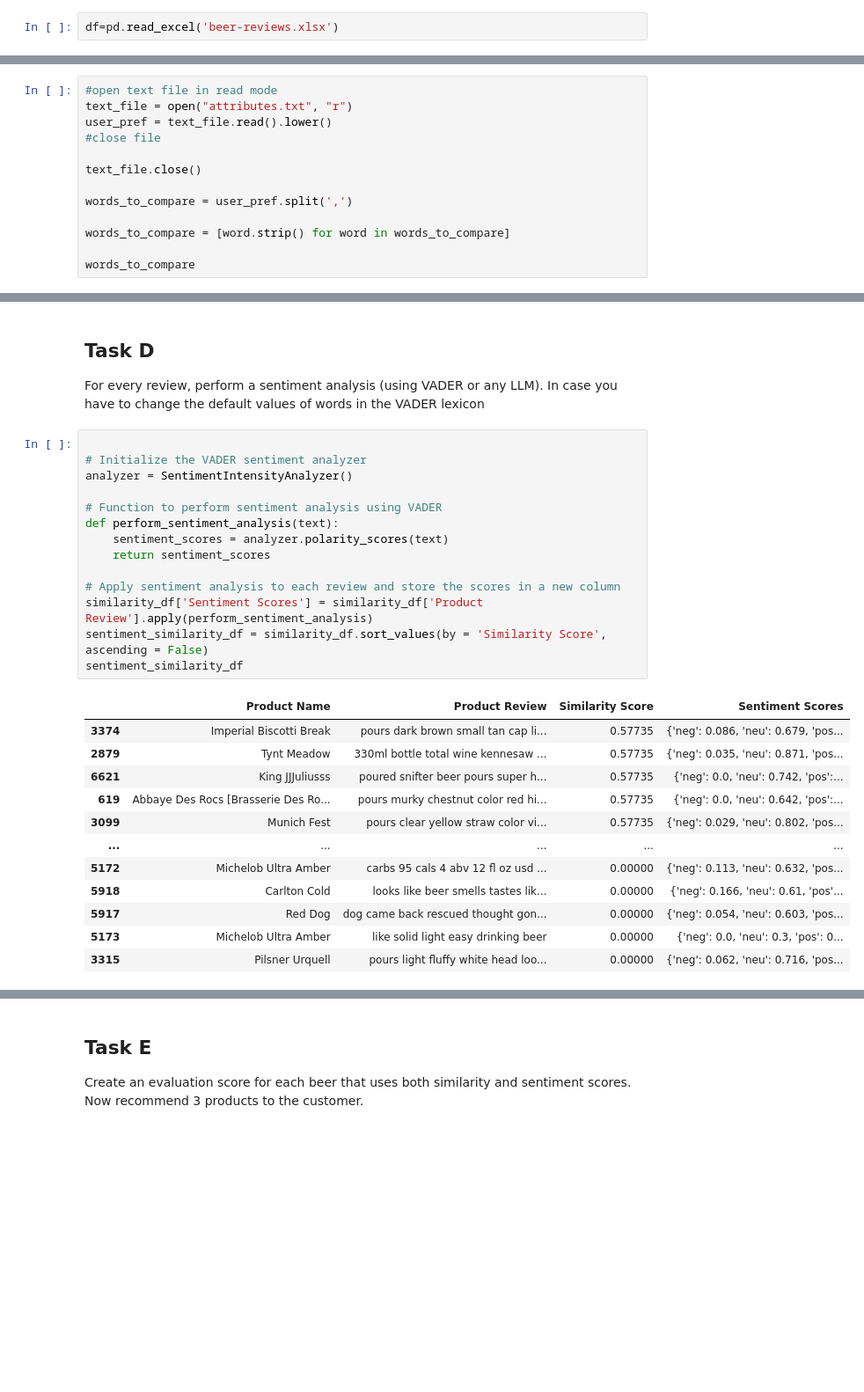
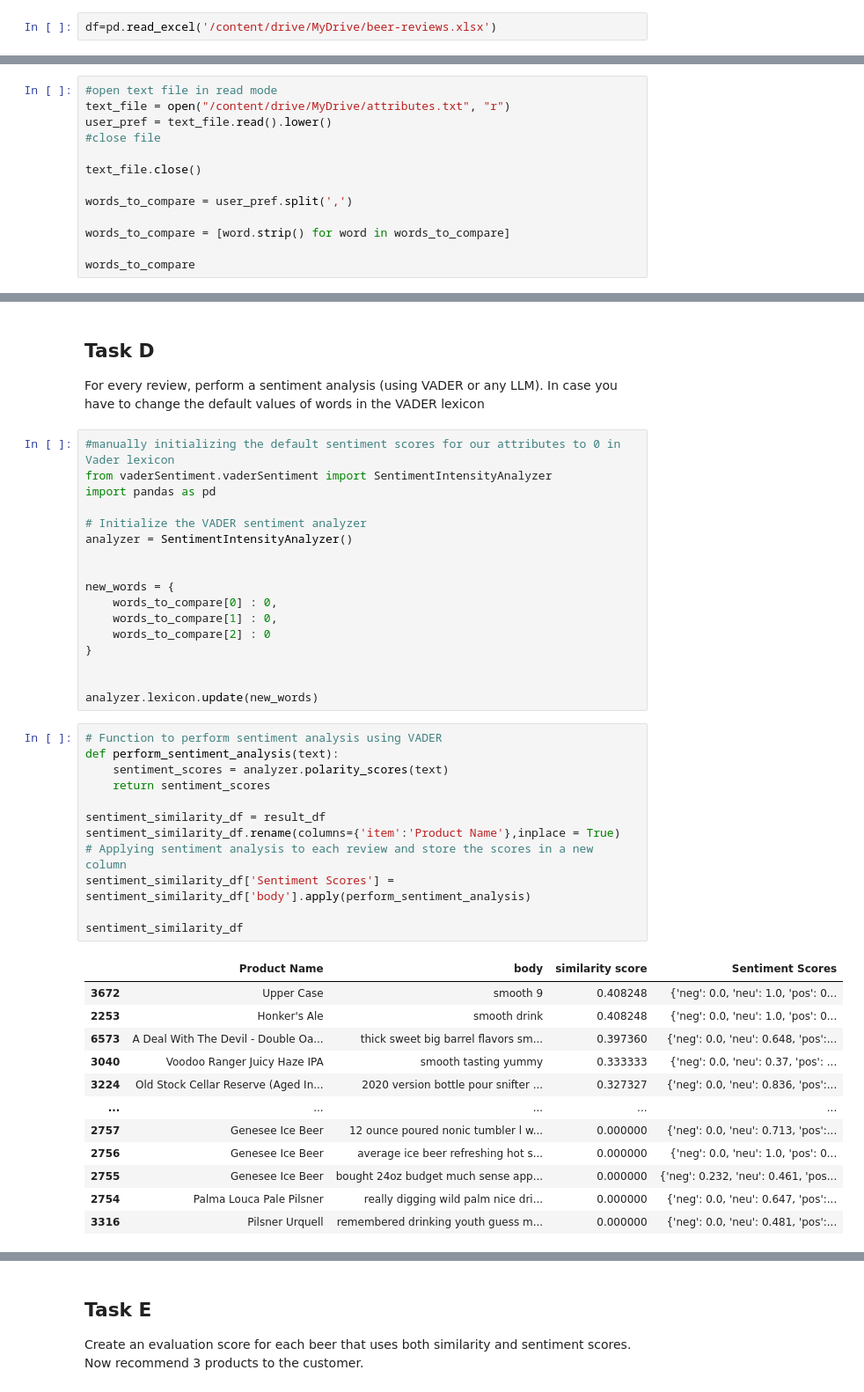
Before and after one commit to saiyam-shah/beer-recommender-system, a Jupyter notebook: Beer_recommender_system.ipynb, the cells around one changed output, grey strips where cells are left out. Shown: that part at 88% size. Cells and saved outputs as stored; diff of their text form; blank space fills up the shorter version.

```diff
--- a/Beer_recommender_system.ipynb
+++ b/Beer_recommender_system.ipynb
@@ -100,2 +93,2 @@ sns.set(color_codes = True)
 # %%
-df=pd.read_excel('beer-reviews.xlsx')
+df=pd.read_excel('/content/drive/MyDrive/beer-reviews.xlsx')
@@ -206,7 +209,7 @@ Perform a similarity analysis using cosine similarity (without word embeddings)
 The similarity script should accept as input a file with the product attributes, and calculate similarity scores (between 0 and 1) between these attributes and each review. That is, the output file should have 3 columns – product_name (for each product, the product_name will repeat as many times as there are reviews of the product), product_review and similarity_score.
 # %%
 #open text file in read mode
-text_file = open("attributes.txt", "r")
+text_file = open("/content/drive/MyDrive/attributes.txt", "r")
 user_pref = text_file.read().lower()
 #close file
 
@@ -269,30 +288,45 @@ plt.show()
 ## Task D
 
 For every review, perform a sentiment analysis (using VADER or any LLM). In case you have to change the default values of words in the VADER lexicon
+# %%
+#manually initializing the default sentiment scores for our attributes to 0 in Vader lexicon
+from vaderSentiment.vaderSentiment import SentimentIntensityAnalyzer
+import pandas as pd
+
+# Initialize the VADER sentiment analyzer
+analyzer = SentimentIntensityAnalyzer()
+
+
+new_words = {
+    words_to_compare[0] : 0,
+    words_to_compare[1] : 0,
+    words_to_compare[2] : 0
+}
+
+
+analyzer.lexicon.update(new_words)
 # %%
-
-# Initialize the VADER sentiment analyzer
-analyzer = SentimentIntensityAnalyzer()
-
 # Function to perform sentiment analysis using VADER
 def perform_sentiment_analysis(text):
     sentiment_scores = analyzer.polarity_scores(text)
     return sentiment_scores
 
-# Apply sentiment analysis to each review and store the scores in a new column
-similarity_df['Sentiment Scores'] = similarity_df['Product Review'].apply(perform_sentiment_analysis)
-sentiment_similarity_df = similarity_df.sort_values(by = 'Similarity Score', ascending = False)
+sentiment_similarity_df = result_df
+sentiment_similarity_df.rename(columns={'item':'Product Name'},inplace = True)
+# Applying sentiment analysis to each review and store the scores in a new column
+sentiment_similarity_df['Sentiment Scores'] = sentiment_similarity_df['body'].apply(perform_sentiment_analysis)
+
 sentiment_similarity_df
 # %% [output]
-|  | Product Name | Product Review | Similarity Score | Sentiment Scores |
-| 3374 | Imperial Biscotti Break | pours dark brown small tan cap li... | 0.57735 | {'neg': 0.086, 'neu': 0.679, 'pos... |
-| 2879 | Tynt Meadow | 330ml bottle total wine kennesaw ... | 0.57735 | {'neg': 0.035, 'neu': 0.871, 'pos... |
-| 6621 | King JJJuliusss | poured snifter beer pours super h... | 0.57735 | {'neg': 0.0, 'neu': 0.742, 'pos':... |
-| 619 | Abbaye Des Rocs [Brasserie Des Ro... | pours murky chestnut color red hi... | 0.57735 | {'neg': 0.0, 'neu': 0.642, 'pos':... |
-| 3099 | Munich Fest | pours clear yellow straw color vi... | 0.57735 | {'neg': 0.029, 'neu': 0.802, 'pos... |
+|  | Product Name | body | similarity score | Sentiment Scores |
+| 3672 | Upper Case | smooth 9 | 0.408248 | {'neg': 0.0, 'neu': 1.0, 'pos': 0... |
+| 2253 | Honker's Ale | smooth drink | 0.408248 | {'neg': 0.0, 'neu': 1.0, 'pos': 0... |
+| 6573 | A Deal With The Devil - Double Oa... | thick sweet big barrel flavors sm... | 0.397360 | {'neg': 0.0, 'neu': 0.648, 'pos':... |
+| 3040 | Voodoo Ranger Juicy Haze IPA | smooth tasting yummy | 0.333333 | {'neg': 0.0, 'neu': 0.37, 'pos': ... |
+| 3224 | Old Stock Cellar Reserve (Aged In... | 2020 version bottle pour snifter ... | 0.327327 | {'neg': 0.0, 'neu': 0.836, 'pos':... |
 | ... | ... | ... | ... | ... |
-| 5172 | Michelob Ultra Amber | carbs 95 cals 4 abv 12 fl oz usd ... | 0.00000 | {'neg': 0.113, 'neu': 0.632, 'pos... |
-| 5918 | Carlton Cold | looks like beer smells tastes lik... | 0.00000 | {'neg': 0.166, 'neu': 0.61, 'pos'... |
-| 5917 | Red Dog | dog came back rescued thought gon... | 0.00000 | {'neg': 0.054, 'neu': 0.603, 'pos... |
-| 5173 | Michelob Ultra Amber | like solid light easy drinking beer | 0.00000 | {'neg': 0.0, 'neu': 0.3, 'pos': 0... |
-| 3315 | Pilsner Urquell | pours light fluffy white head loo... | 0.00000 | {'neg': 0.062, 'neu': 0.716, 'pos... |
+| 2757 | Genesee Ice Beer | 12 ounce poured nonic tumbler l w... | 0.000000 | {'neg': 0.0, 'neu': 0.713, 'pos':... |
+| 2756 | Genesee Ice Beer | average ice beer refreshing hot s... | 0.000000 | {'neg': 0.0, 'neu': 1.0, 'pos': 0... |
+| 2755 | Genesee Ice Beer | bought 24oz budget much sense app... | 0.000000 | {'neg': 0.232, 'neu': 0.461, 'pos... |
+| 2754 | Palma Louca Pale Pilsner | really digging wild palm nice dri... | 0.000000 | {'neg': 0.0, 'neu': 0.647, 'pos':... |
+| 3316 | Pilsner Urquell | remembered drinking youth guess m... | 0.000000 | {'neg': 0.0, 'neu': 0.481, 'pos':... |
```
Also changed, not shown: parts of 23 cells of this notebook, 1 other file.
